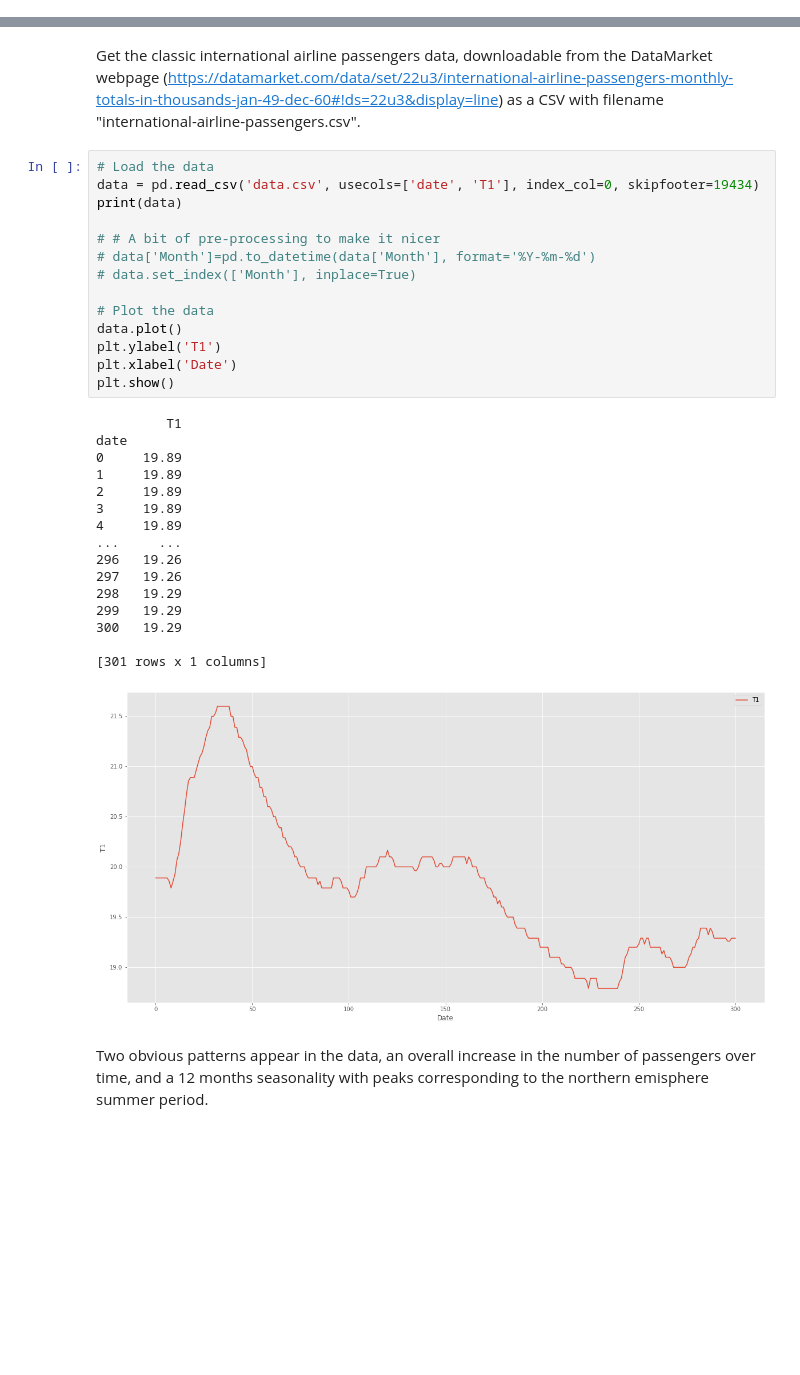
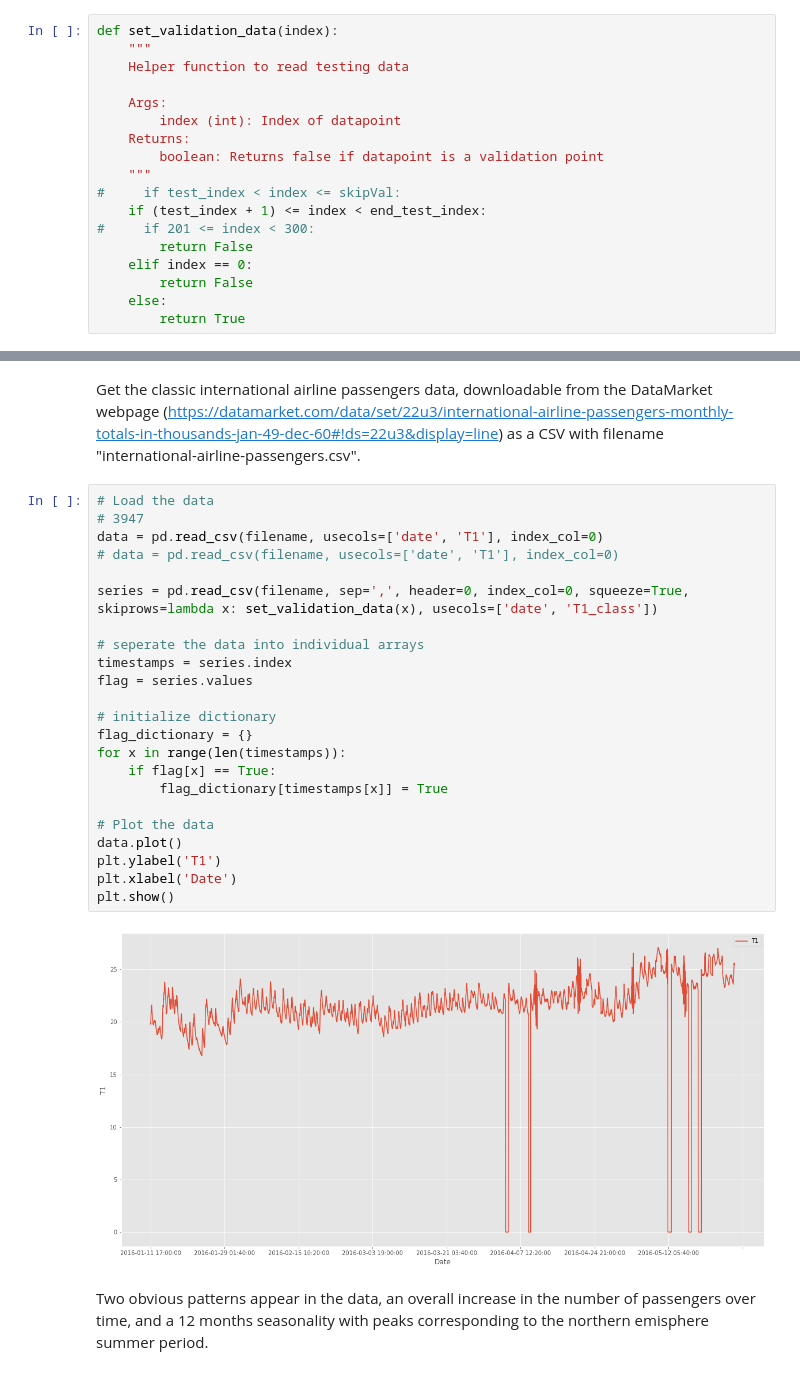
Before and after one commit to theadriennelee/498Capstone, a Jupyter notebook: ARIMA/adrienne/time-series-analysis-ARIMA.ipynb, the cells around one changed output, grey strips where cells are left out. Cells and saved outputs as stored; diff of their text form; blank space fills up the shorter version.

```diff
--- a/ARIMA/adrienne/time-series-analysis-ARIMA.ipynb
+++ b/ARIMA/adrienne/time-series-analysis-ARIMA.ipynb
@@ -22,0 +37,18 @@ update_frequency = 5
+# %%
+def set_validation_data(index):
+    """
+    Helper function to read testing data
+
+    Args:
+        index (int): Index of datapoint
+    Returns:
+        boolean: Returns false if datapoint is a validation point
+    """
+#     if test_index < index <= skipVal:
+    if (test_index + 1) <= index < end_test_index:
+#     if 201 <= index < 300:
+        return False
+    elif index == 0:
+        return False
+    else:
+        return True
@@ -23,36 +199,30 @@ update_frequency = 5
 # %% [markdown]
 Get the classic international airline passengers data, downloadable from the DataMarket webpage (https://datamarket.com/data/set/22u3/international-airline-passengers-monthly-totals-in-thousands-jan-49-dec-60#!ds=22u3&display=line) as a CSV with filename "international-airline-passengers.csv".
-# %%
-# Load the data
-data = pd.read_csv('data.csv', usecols=['date', 'T1'], index_col=0, skipfooter=19434)
-print(data)
-
-# # A bit of pre-processing to make it nicer
-# data['Month']=pd.to_datetime(data['Month'], format='%Y-%m-%d')
-# data.set_index(['Month'], inplace=True)
-
-# Plot the data
-data.plot()
-plt.ylabel('T1')
-plt.xlabel('Date')
-plt.show()
-# %% [output]
-         T1
-date
-0     19.89
-1     19.89
-2     19.89
-3     19.89
-4     19.89
-...     ...
-296   19.26
-297   19.26
-298   19.29
-299   19.29
-300   19.29
-
-[301 rows x 1 columns]
-[figure, removed]
+# %%
+# Load the data
+# 3947
+data = pd.read_csv(filename, usecols=['date', 'T1'], index_col=0)
+# data = pd.read_csv(filename, usecols=['date', 'T1'], index_col=0)
+
+series = pd.read_csv(filename, sep=',', header=0, index_col=0, squeeze=True, skiprows=lambda x: set_validation_data(x), usecols=['date', 'T1_class'])
+
+# seperate the data into individual arrays
+timestamps = series.index
+flag = series.values
+
+# initialize dictionary
+flag_dictionary = {}
+for x in range(len(timestamps)):
+    if flag[x] == True:
+        flag_dictionary[timestamps[x]] = True
+
+# Plot the data
+data.plot()
+plt.ylabel('T1')
+plt.xlabel('Date')
+plt.show()
+# %% [output]
+[figure, added]
 # %% [markdown]
 Two obvious patterns appear in the data, an overall increase in the number of passengers over time, and a 12 months seasonality with peaks corresponding to the northern emisphere summer period.
 # %% [markdown]
```
Also changed, not shown: parts of 22 cells of this notebook, 1 other file.
